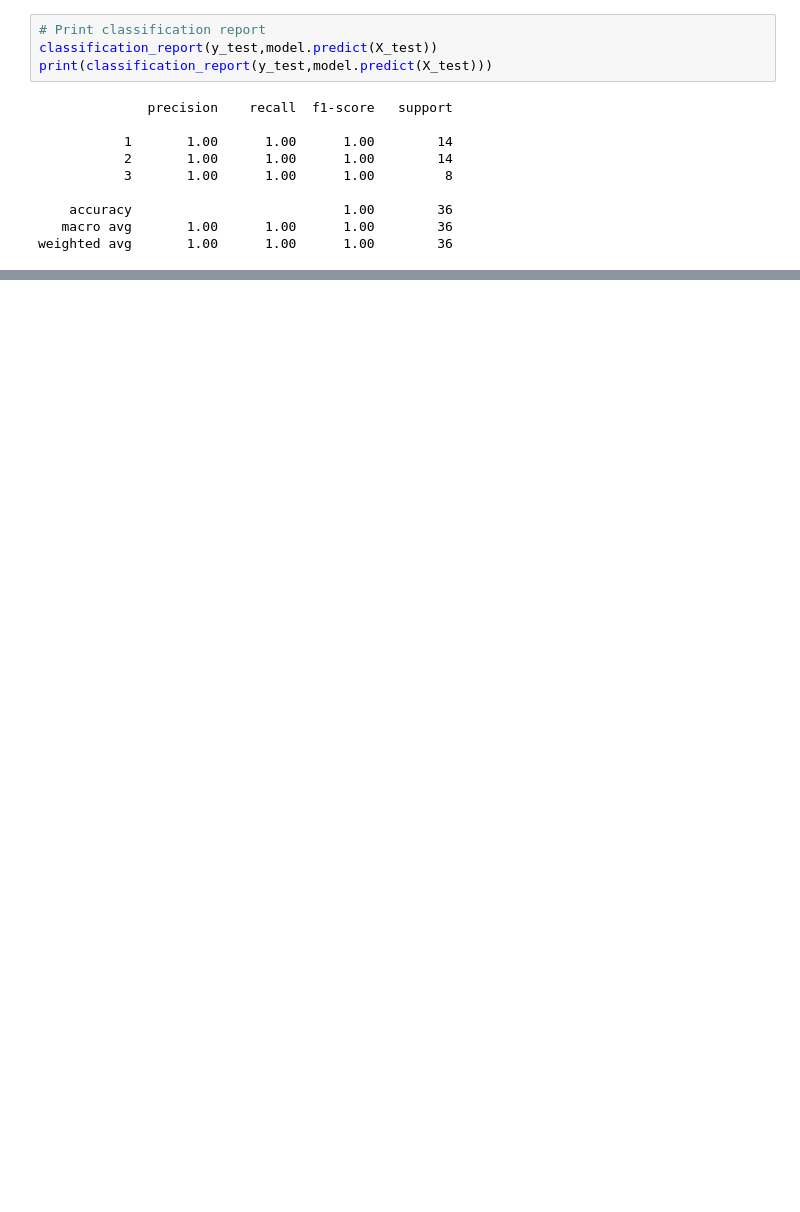
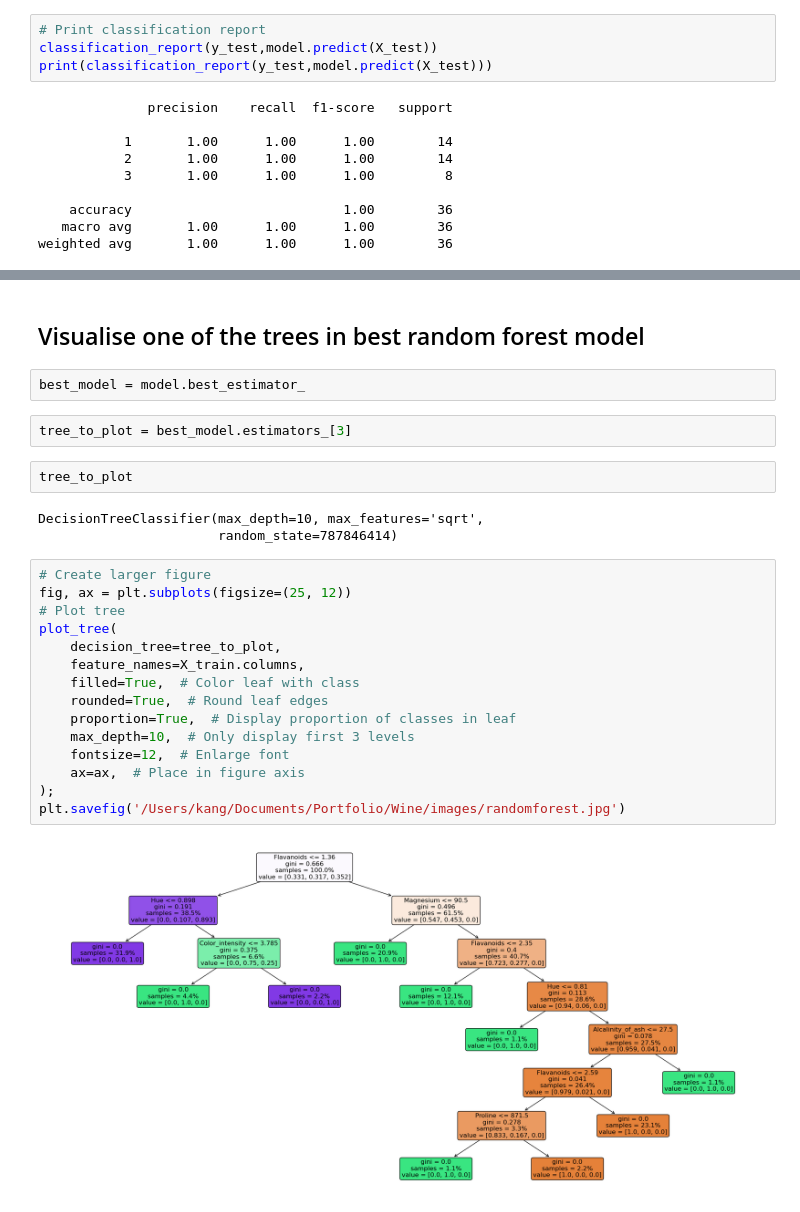
Before and after one commit to 10Kang/Origin_of_wine, a Jupyter notebook: RDF_Wines.ipynb, the cells around one changed output, grey strips where cells are left out. Saved outputs shown, nothing was run; the diff lists cells and outputs as text; blank space fills up the shorter version.

```diff
--- a/RDF_Wines.ipynb
+++ b/RDF_Wines.ipynb
@@ -175,0 +192,28 @@ ss
+# %% [markdown]
+## Visualise one of the trees in best random forest model
+# %%
+best_model = model.best_estimator_
+# %%
+tree_to_plot = best_model.estimators_[3]
+# %%
+tree_to_plot
+# %% [output]
+DecisionTreeClassifier(max_depth=10, max_features='sqrt',
+                       random_state=787846414)
+# %%
+# Create larger figure
+fig, ax = plt.subplots(figsize=(25, 12))
+# Plot tree
+plot_tree(
+    decision_tree=tree_to_plot,
+    feature_names=X_train.columns,
+    filled=True,  # Color leaf with class
+    rounded=True,  # Round leaf edges
+    proportion=True,  # Display proportion of classes in leaf
+    max_depth=10,  # Only display first 3 levels
+    fontsize=12,  # Enlarge font
+    ax=ax,  # Place in figure axis
+);
+plt.savefig('/Users/kang/Documents/Portfolio/Wine/images/randomforest.jpg')
+# %% [output]
+[figure, added]
```
Also changed, not shown: parts of 30 cells of this notebook, 5 other files.
